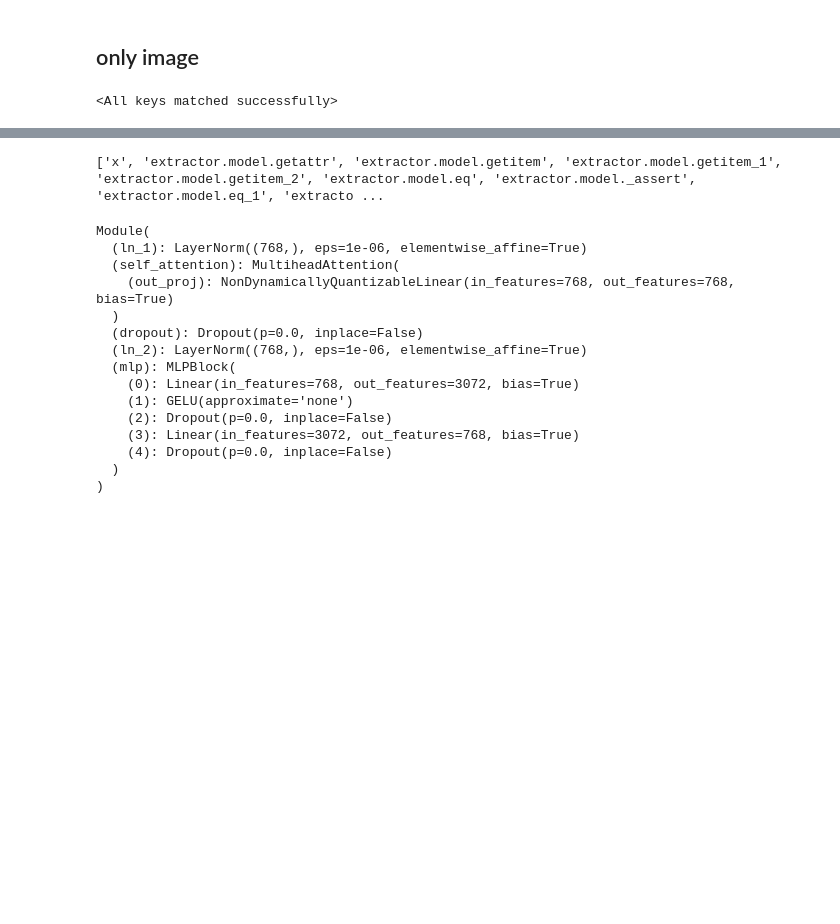
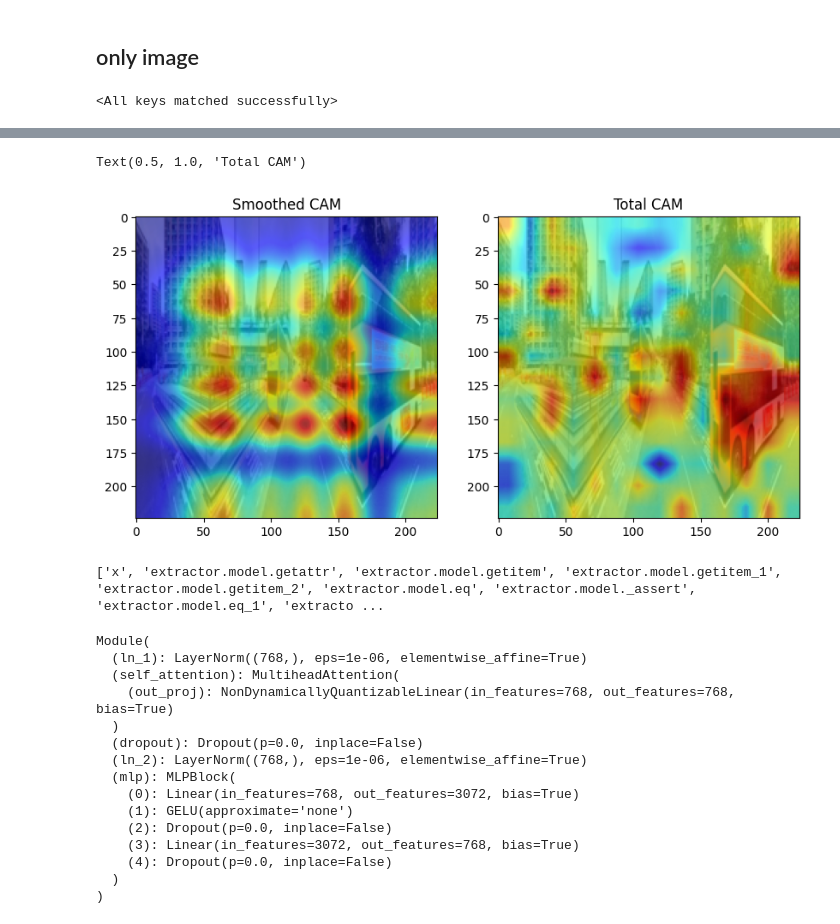
Before and after one commit to CeHouGIS/Safety_Perception_HK, a Jupyter notebook: safety_perception_model/single_model/prediction.ipynb, the cells around one changed output, grey strips where cells are left out. Cells and saved outputs as stored; diff of their text form; code cells hidden in the pictures; blank space fills up the shorter version.

```diff
--- a/safety_perception_model/single_model/prediction.ipynb
+++ b/safety_perception_model/single_model/prediction.ipynb
@@ -119,3 +304,14 @@ all_outputs, all_labels = vision_model_test(feature_extractor, one_loader, model
+# %%
+fig, ax = plt.subplots(1, 2, figsize=(10, 5))
+ax[0].imshow(input_tensor[0].permute(1,2,0).cpu().numpy())
+ax[0].imshow(smoothed_cam, alpha=0.6, cmap='jet')
+ax[0].set_title('Smoothed CAM')
+ax[1].imshow(input_tensor[0].permute(1,2,0).cpu().numpy())
+ax[1].imshow(total_cam.mean(axis=0), alpha=0.6, cmap='jet')
+ax[1].set_title('Total CAM')
+# %% [output]
+Text(0.5, 1.0, 'Total CAM')
+[figure, added]
 # %%
 nodes, _ = get_graph_node_names(model)
 print(nodes)
```
Also changed, not shown: parts of 8 cells of this notebook.
